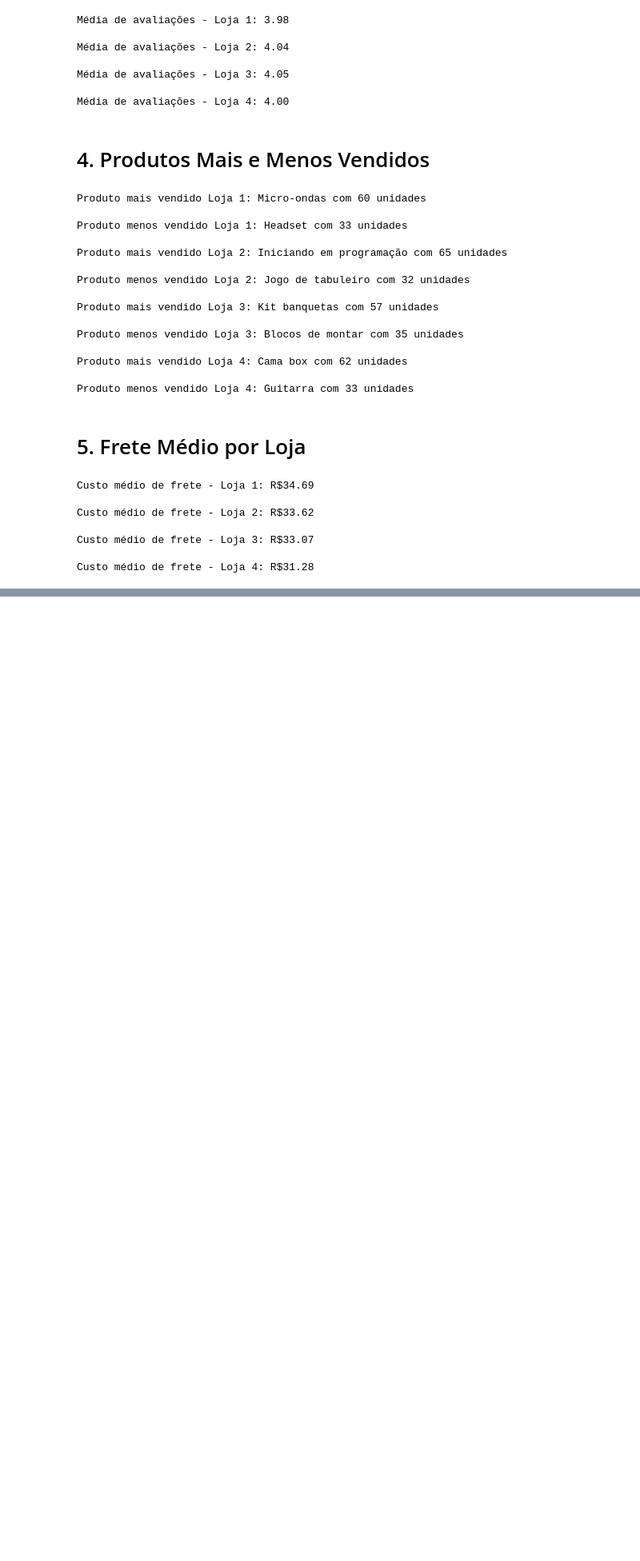
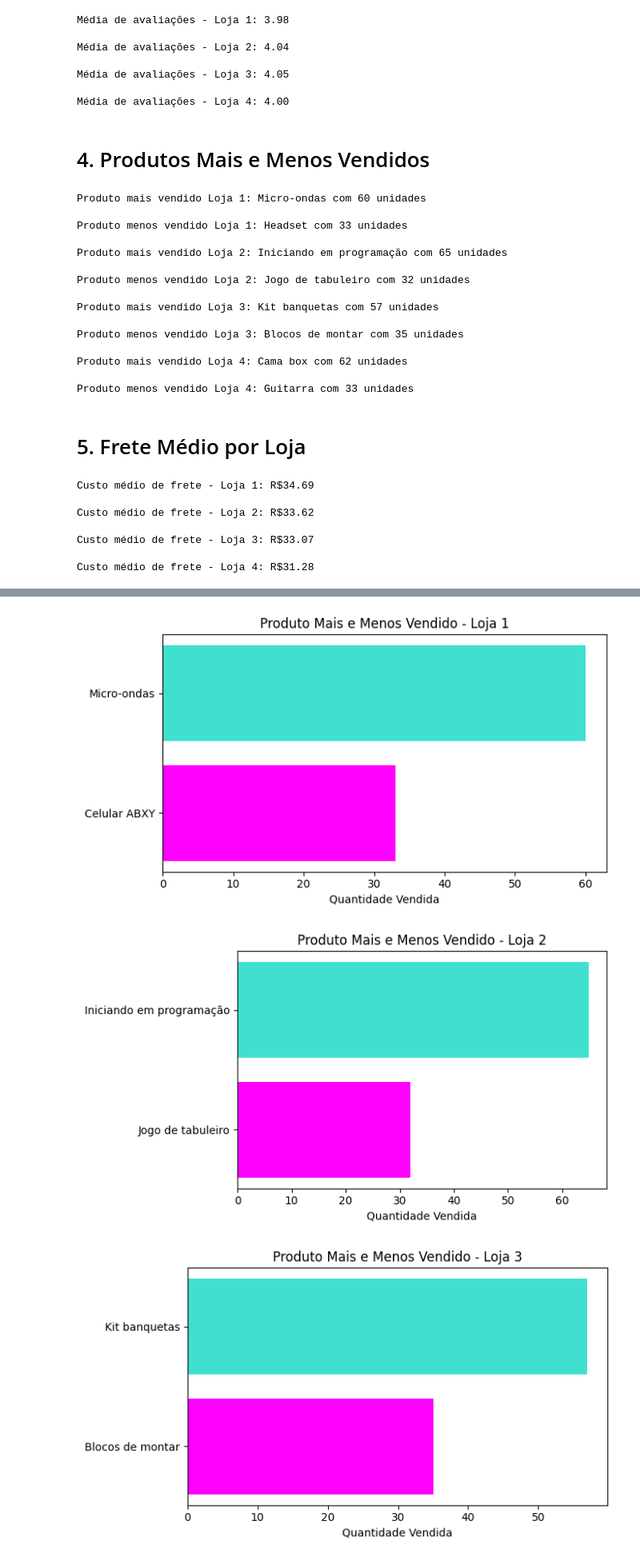
Before and after one commit to vthamada/challenge-alura-store, a Jupyter notebook: AluraStoreBr.ipynb, the cells around one changed output, grey strips where cells are left out. Shown at 80% size. Cells and saved outputs as stored; diff of their text form; code cells hidden in the pictures; blank space fills up the shorter version.

```diff
--- a/AluraStoreBr.ipynb
+++ b/AluraStoreBr.ipynb
@@ -124,0 +196,25 @@ Custo médio de frete - Loja 4: R$31.28
+# %%
+import matplotlib.pyplot as plt
+
+lojas = [loja, loja2, loja3, loja4]
+nomes_lojas = ['Loja 1', 'Loja 2', 'Loja 3', 'Loja 4']
+
+for i in range(len(lojas)):
+    produtos = lojas[i]['Produto'].value_counts()
+
+    mais_vendido = produtos.head(1)
+    menos_vendido = produtos.tail(1)
+
+    nomes_produtos = [mais_vendido.index[0], menos_vendido.index[0]]
+    quantidades = [mais_vendido.values[0], menos_vendido.values[0]]
+
+    plt.figure(figsize=(7, 4))
+    plt.barh(nomes_produtos[::-1], quantidades[::-1], color=['magenta', 'turquoise'])
+    plt.title(f'Produto Mais e Menos Vendido - {nomes_lojas[i]}')
+    plt.xlabel('Quantidade Vendida')
+    plt.tight_layout()
+    plt.show()
+# %% [output]
+[figure, added]
+[figure, added]
+[figure, added]
```
Also changed, not shown: parts of 11 cells of this notebook.
